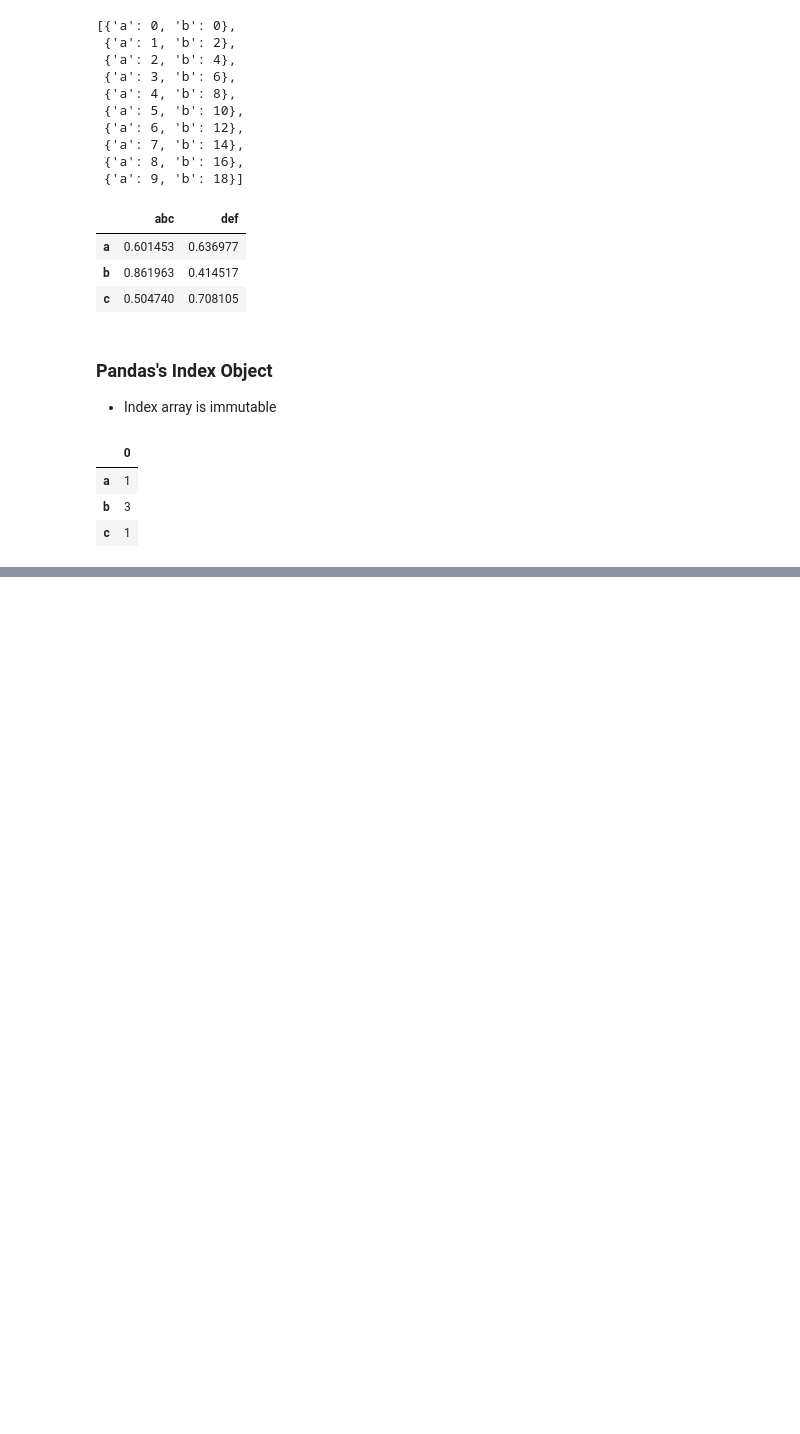
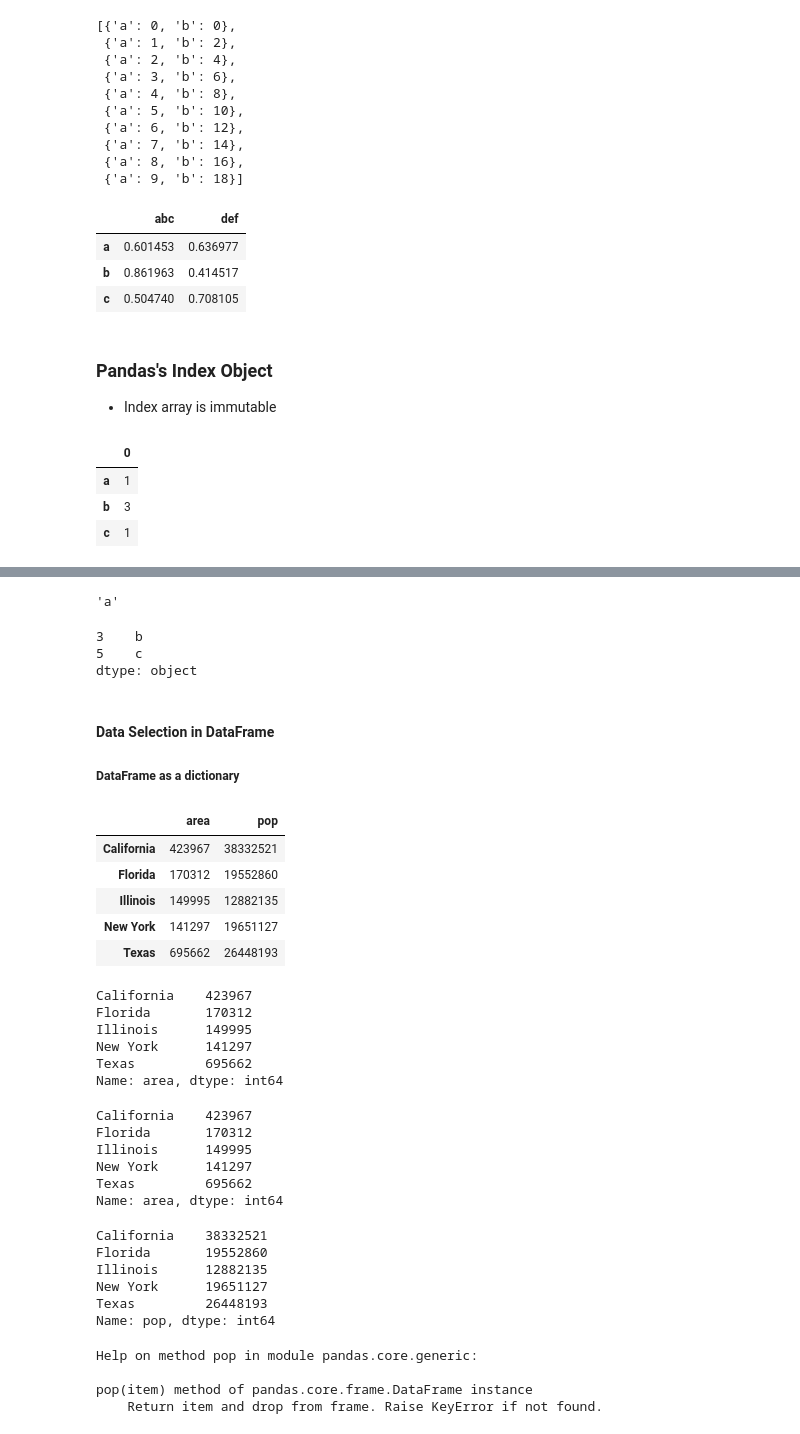
Before and after one commit to edyoda/data-science-ml-foundation-10, a Jupyter notebook: Data Manupulation with Pandas.ipynb, the cells around one changed output, grey strips where cells are left out. Saved outputs shown, nothing was run; the diff lists cells and outputs as text; code cells hidden in the pictures; blank space fills up the shorter version.

```diff
--- a/Data Manupulation with Pandas.ipynb
+++ b/Data Manupulation with Pandas.ipynb
@@ -223,0 +299,13 @@ TypeError: Index does not support mutable operations
+# %%
+data.iloc[0]
+# %% [output]
+'a'
+# %%
+data.iloc[1:3]
+# %% [output]
+3    b
+5    c
+dtype: object
+# %% [markdown]
+#### Data Selection in DataFrame
+##### DataFrame as a dictionary
@@ -223,0 +321,43 @@ TypeError: Index does not support mutable operations
+# %%
+data
+# %% [output]
+|  | area | pop |
+| California | 423967 | 38332521 |
+| Florida | 170312 | 19552860 |
+| Illinois | 149995 | 12882135 |
+| New York | 141297 | 19651127 |
+| Texas | 695662 | 26448193 |
+# %%
+data['area']
+# %% [output]
+California    423967
+Florida       170312
+Illinois      149995
+New York      141297
+Texas         695662
+Name: area, dtype: int64
+# %%
+data.area
+# %% [output]
+California    423967
+Florida       170312
+Illinois      149995
+New York      141297
+Texas         695662
+Name: area, dtype: int64
+# %%
+data['pop']
+# %% [output]
+California    38332521
+Florida       19552860
+Illinois      12882135
+New York      19651127
+Texas         26448193
+Name: pop, dtype: int64
+# %%
+help(data.pop)
+# %% [output]
+Help on method pop in module pandas.core.generic:
+
+pop(item) method of pandas.core.frame.DataFrame instance
+    Return item and drop from frame. Raise KeyError if not found.
```
Also changed, not shown: parts of 58 cells of this notebook, 6 other files.
